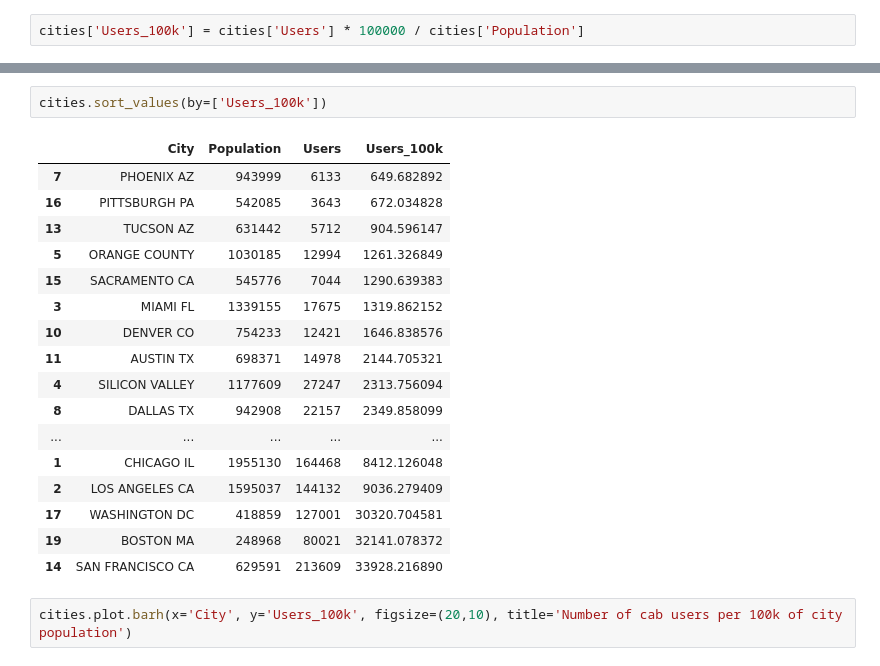
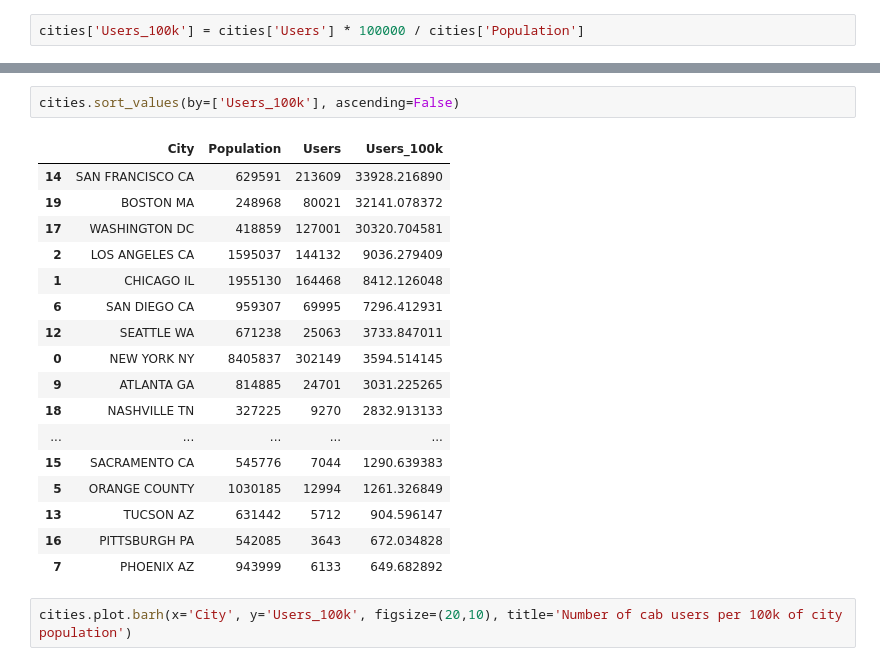
Before and after one commit to DataGlacier/VC, a Jupyter notebook: G2M_Cabs/EDA notebook.ipynb, the cells around one changed output, grey strips where cells are left out. Drawn from its saved outputs; the diff is of its cells as text.

```diff
--- a/DataSets-main/EDA notebook.ipynb
+++ b/G2M_Cabs/EDA notebook.ipynb
@@ -134,23 +161,23 @@ cities.sort_values(by=['Users'])
 # %%
-cities.sort_values(by=['Users_100k'])
+cities.sort_values(by=['Users_100k'], ascending=False)
 # %% [output]
 |  | City | Population | Users | Users_100k |
+| 14 | SAN FRANCISCO CA | 629591 | 213609 | 33928.216890 |
+| 19 | BOSTON MA | 248968 | 80021 | 32141.078372 |
+| 17 | WASHINGTON DC | 418859 | 127001 | 30320.704581 |
+| 2 | LOS ANGELES CA | 1595037 | 144132 | 9036.279409 |
+| 1 | CHICAGO IL | 1955130 | 164468 | 8412.126048 |
+| 6 | SAN DIEGO CA | 959307 | 69995 | 7296.412931 |
+| 12 | SEATTLE WA | 671238 | 25063 | 3733.847011 |
+| 0 | NEW YORK NY | 8405837 | 302149 | 3594.514145 |
+| 9 | ATLANTA GA | 814885 | 24701 | 3031.225265 |
+| 18 | NASHVILLE TN | 327225 | 9270 | 2832.913133 |
+| ... | ... | ... | ... | ... |
+| 15 | SACRAMENTO CA | 545776 | 7044 | 1290.639383 |
+| 5 | ORANGE COUNTY | 1030185 | 12994 | 1261.326849 |
+| 13 | TUCSON AZ | 631442 | 5712 | 904.596147 |
+| 16 | PITTSBURGH PA | 542085 | 3643 | 672.034828 |
 | 7 | PHOENIX AZ | 943999 | 6133 | 649.682892 |
-| 16 | PITTSBURGH PA | 542085 | 3643 | 672.034828 |
-| 13 | TUCSON AZ | 631442 | 5712 | 904.596147 |
-| 5 | ORANGE COUNTY | 1030185 | 12994 | 1261.326849 |
-| 15 | SACRAMENTO CA | 545776 | 7044 | 1290.639383 |
-| 3 | MIAMI FL | 1339155 | 17675 | 1319.862152 |
-| 10 | DENVER CO | 754233 | 12421 | 1646.838576 |
-| 11 | AUSTIN TX | 698371 | 14978 | 2144.705321 |
-| 4 | SILICON VALLEY | 1177609 | 27247 | 2313.756094 |
-| 8 | DALLAS TX | 942908 | 22157 | 2349.858099 |
-| ... | ... | ... | ... | ... |
-| 1 | CHICAGO IL | 1955130 | 164468 | 8412.126048 |
-| 2 | LOS ANGELES CA | 1595037 | 144132 | 9036.279409 |
-| 17 | WASHINGTON DC | 418859 | 127001 | 30320.704581 |
-| 19 | BOSTON MA | 248968 | 80021 | 32141.078372 |
-| 14 | SAN FRANCISCO CA | 629591 | 213609 | 33928.216890 |
 # %%
 cities.plot.barh(x='City', y='Users_100k', figsize=(20,10), title='Number of cab users per 100k of city population')
 # %% [output]
```
Also changed, not shown: parts of 21 cells of this notebook, 18 other files.
